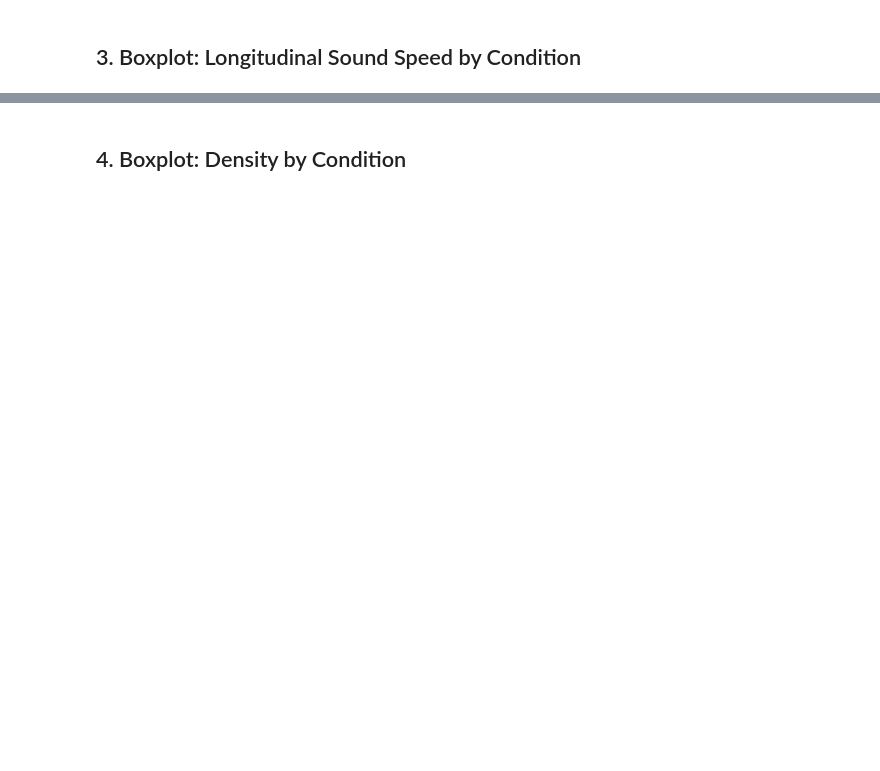
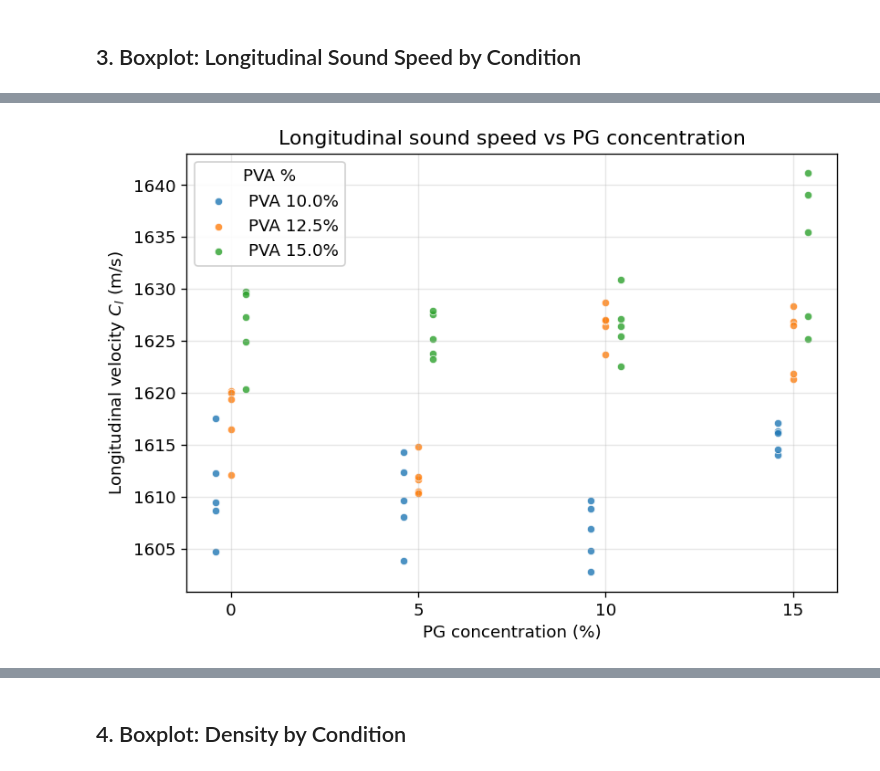
Before and after one commit to Alberto-Rodriguez-Martinez/ECOS, a Jupyter notebook: analysis/analyze_catalog.ipynb, the cells around one changed output, grey strips where cells are left out. Saved outputs shown, nothing was run; the diff lists cells and outputs as text; code cells hidden in the pictures; blank space fills up the shorter version.

```diff
--- a/analysis/analyze_catalog.ipynb
+++ b/analysis/analyze_catalog.ipynb
@@ -81,0 +147,28 @@ plt.show()
+# %%
+# --- Cl vs PG%, colored by PVA% (jittered) ---
+fig, ax = plt.subplots(figsize=(7, 5))
+
+pva_levels = sorted(df["pva_real"].dropna().unique())
+n_pva = len(pva_levels)
+offsets = np.linspace(-0.4, 0.4, n_pva)
+cmap = plt.cm.tab10
+pva_colors = {pva: cmap(i) for i, pva in enumerate(pva_levels)}
+
+for pva, dx in zip(pva_levels, offsets):
+    sub = df[df["pva_real"] == pva]
+    ax.scatter(sub["pg_pct"] + dx, sub["US_Cl"],
+               color=pva_colors[pva], s=25, alpha=0.8,
+               edgecolors="white", linewidths=0.5,
+               label=f'PVA {pva}%')
+
+ax.set_xticks(sorted(df["pg_pct"].dropna().unique()))
+ax.set_xlabel('PG concentration (%)')
+ax.set_ylabel('Longitudinal velocity $C_l$ (m/s)')
+ax.set_title('Longitudinal sound speed vs PG concentration')
+ax.legend(title='PVA %', framealpha=0.9)
+ax.grid(True, alpha=0.3)
+fig.tight_layout()
+plt.savefig(fig_dir / 'scatter_Cl_vs_PG_by_PVA.png', dpi=150, bbox_inches='tight')
+plt.show()
+# %% [output]
+[figure, added]
```
Also changed, not shown: parts of 12 cells of this notebook, 7 other files.
